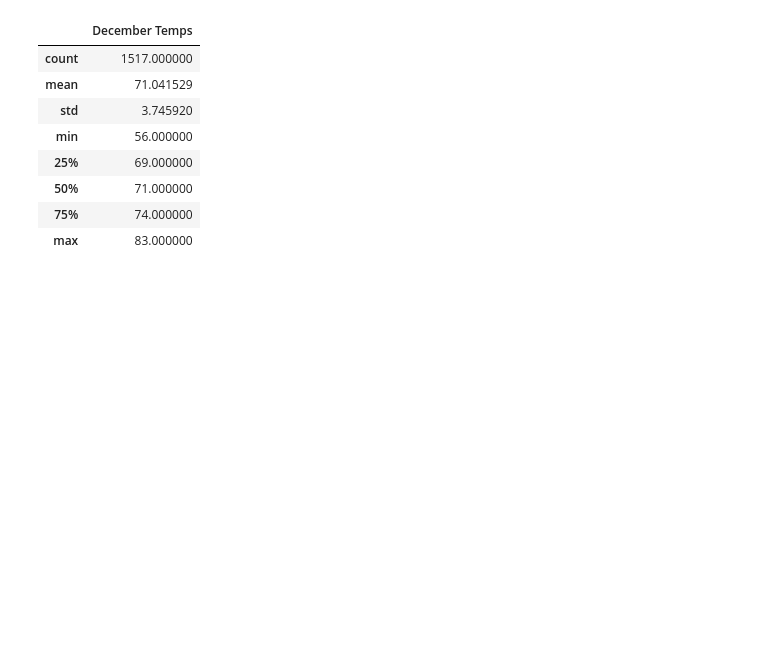
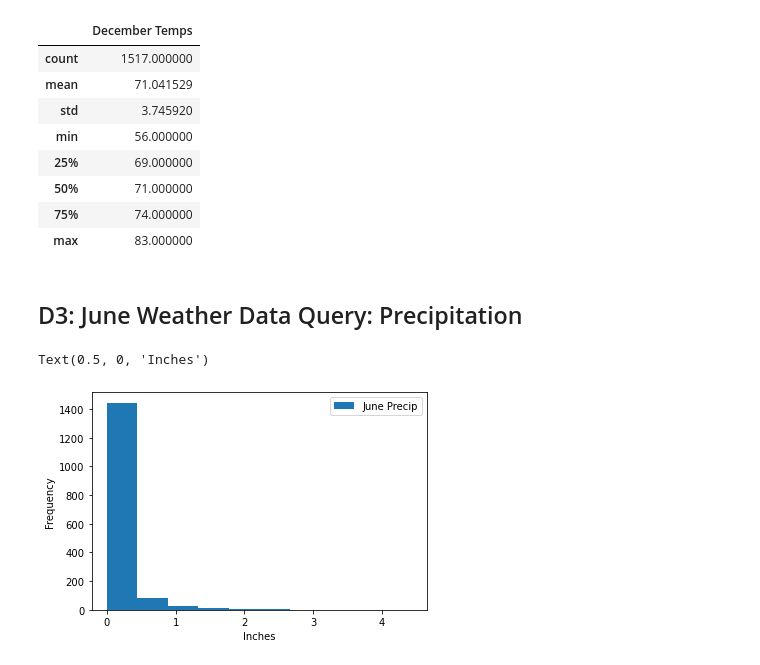
Before and after one commit to karengut97/surfs_up, a Jupyter notebook: SurfsUp_Challenge.ipynb, the cells around one changed output. Cells and saved outputs as stored; diff of their text form; code cells hidden in the pictures; blank space fills up the shorter version.

Commit message:
adding more images

```diff
--- a/SurfsUp_Challenge.ipynb
+++ b/SurfsUp_Challenge.ipynb
@@ -153,3 +153,27 @@ df.describe()
 | 50% | 71.000000 |
 | 75% | 74.000000 |
 | max | 83.000000 |
+# %% [markdown]
+## D3: June Weather Data Query: Precipitation
+# %%
+%matplotlib inline
+
+import matplotlib.pyplot as plt
+junPrecip = session.query(Measurement.date, Measurement.prcp).\
+    filter(extract('month', Measurement.date)==6).all()
+junPrecip
+
+# Save the query results as a Pandas DataFrame and set the index to the date column
+junPrecip_df = pd.DataFrame(junPrecip, columns=['date', 'June Precip'])
+junPrecip_df.set_index(junPrecip_df['date'], inplace=True)
+
+# Sort the dataframe by date
+junPrecip_df = junPrecip_df.sort_index()
+junPrecip_df.head()
+
+# Use Pandas Plotting with Matplotlib to plot the data
+junPrecip_df.plot.hist()
+plt.xlabel("Inches")
+# %% [output]
+Text(0.5, 0, 'Inches')
+[figure, added]
```
Also changed, not shown: parts of 2 cells of this notebook, 2 other files.
